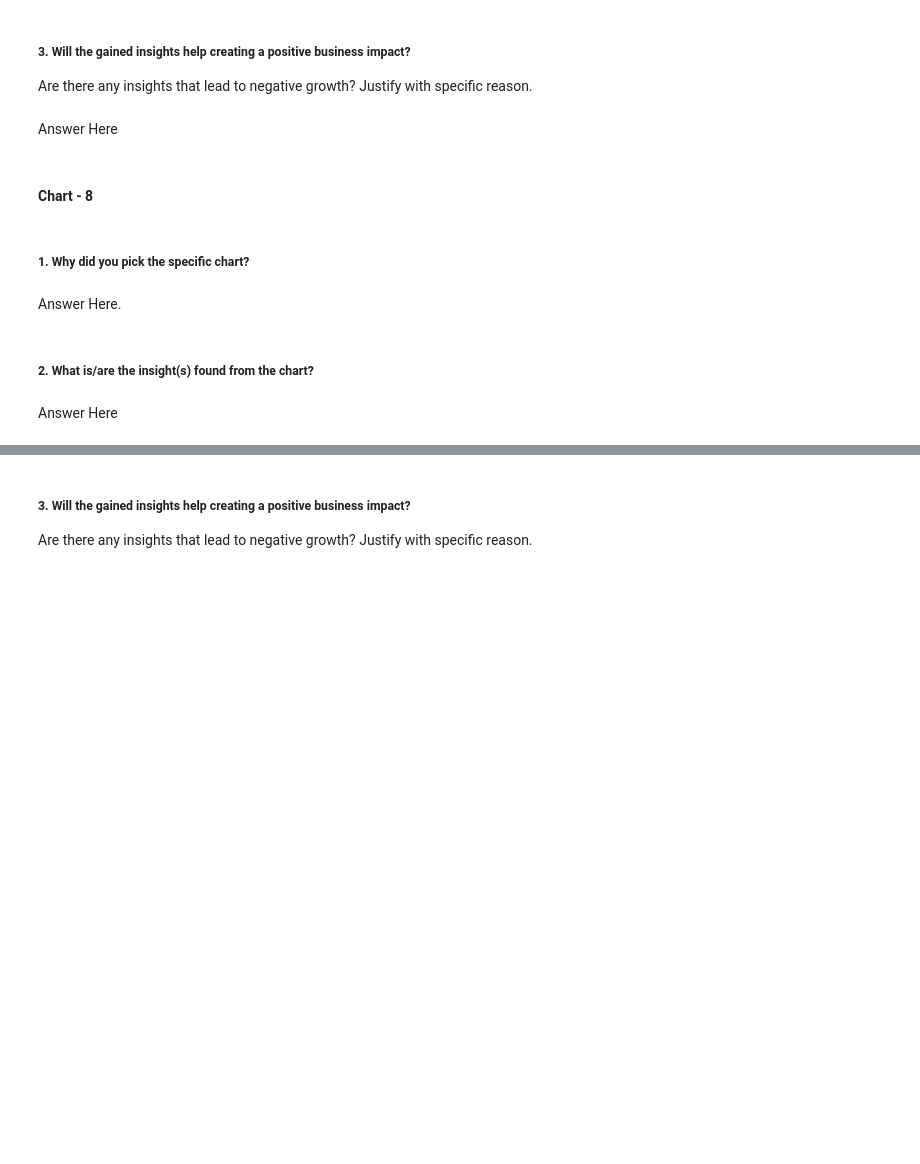
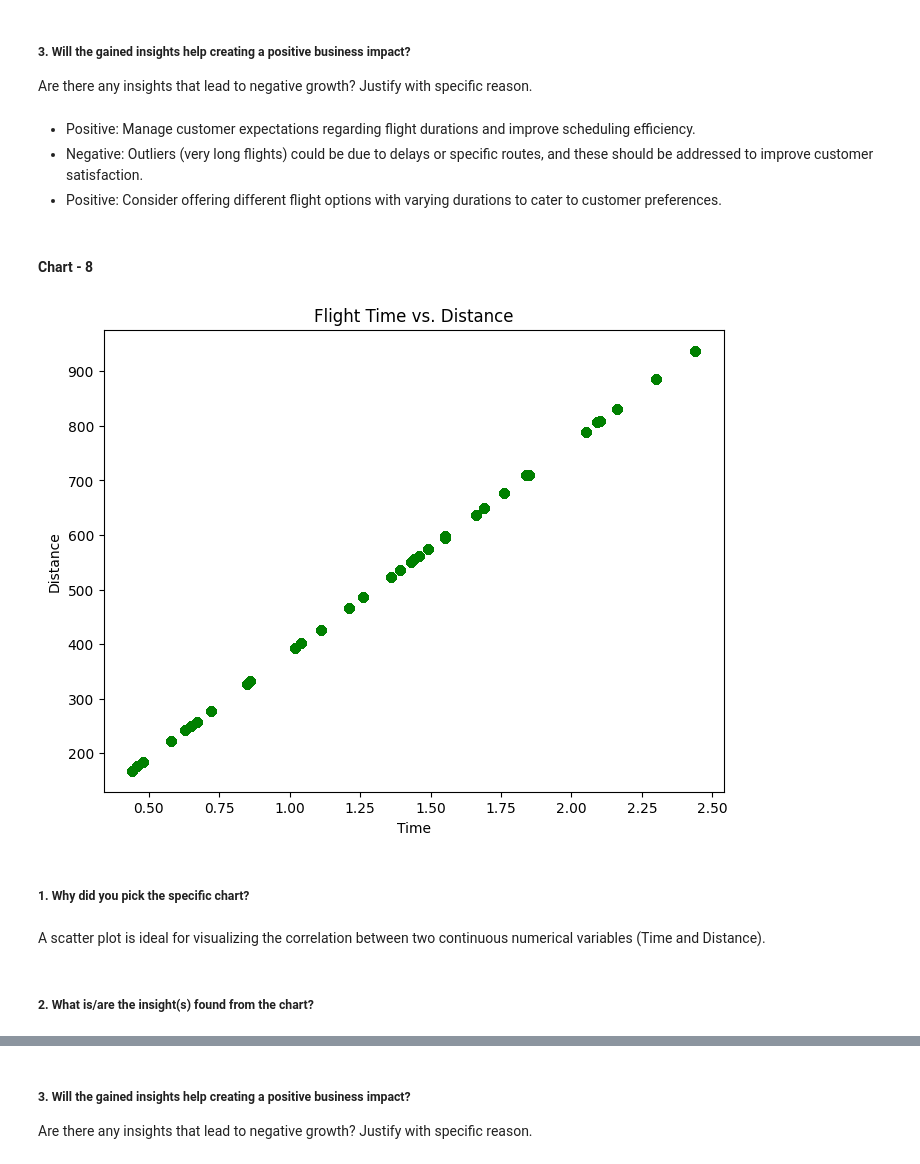
Before and after one commit to KolekarPramod/Voyage-Analytics, a Jupyter notebook: Voyage_Analytics_Integrating_MLOps_for_Predictive_and_Recommender_Systems_in_Travel.ipynb, the cells around one changed output, grey strips where cells are left out. Drawn from its saved outputs; the diff is of its cells as text; code cells hidden in the pictures; blank space fills up the shorter version.

```diff
--- a/Voyage_Analytics_Integrating_MLOps_for_Predictive_and_Recommender_Systems_in_Travel.ipynb
+++ b/Voyage_Analytics_Integrating_MLOps_for_Predictive_and_Recommender_Systems_in_Travel.ipynb
@@ -563,7 +587,9 @@ Answer Here
 # %% [markdown]
 ##### 3. Will the gained insights help creating a positive business impact?
 Are there any insights that lead to negative growth? Justify with specific reason.
-# %% [markdown]
-Answer Here
+# %% [markdown]
+* Positive: Manage customer expectations regarding flight durations and improve scheduling efficiency.
+* Negative: Outliers (very long flights) could be due to delays or specific routes, and these should be addressed to improve customer satisfaction.
+* Positive: Consider offering different flight options with varying durations to cater to customer preferences.
 # %% [markdown]
 #### Chart - 8
@@ -572,8 +596,17 @@ Answer Here
+# %%
+# Chart - 8 visualization code
+plt.figure(figsize=(8, 6))
+plt.scatter(merged_data['time'], merged_data['distance'], color='green', alpha=0.6)
+plt.xlabel('Time')
+plt.ylabel('Distance')
+plt.title('Flight Time vs. Distance')
+plt.savefig('chart6.png')
+plt.show()
+# %% [output]
+[figure, added]
 # %% [markdown]
 ##### 1. Why did you pick the specific chart?
-# %% [markdown]
-Answer Here.
+# %% [markdown]
+A scatter plot is ideal for visualizing the correlation between two continuous numerical variables (Time and Distance).
 # %% [markdown]
 ##### 2. What is/are the insight(s) found from the chart?
-# %% [markdown]
-Answer Here
```
Also changed, not shown: parts of 73 cells of this notebook.
